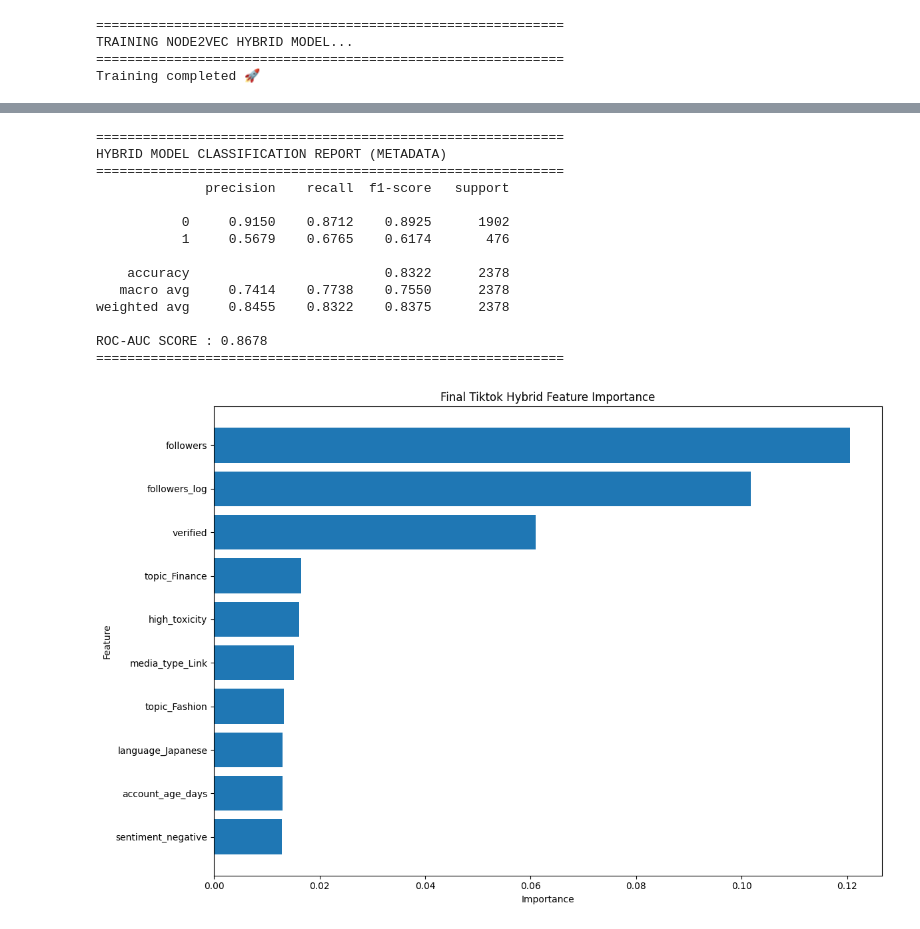
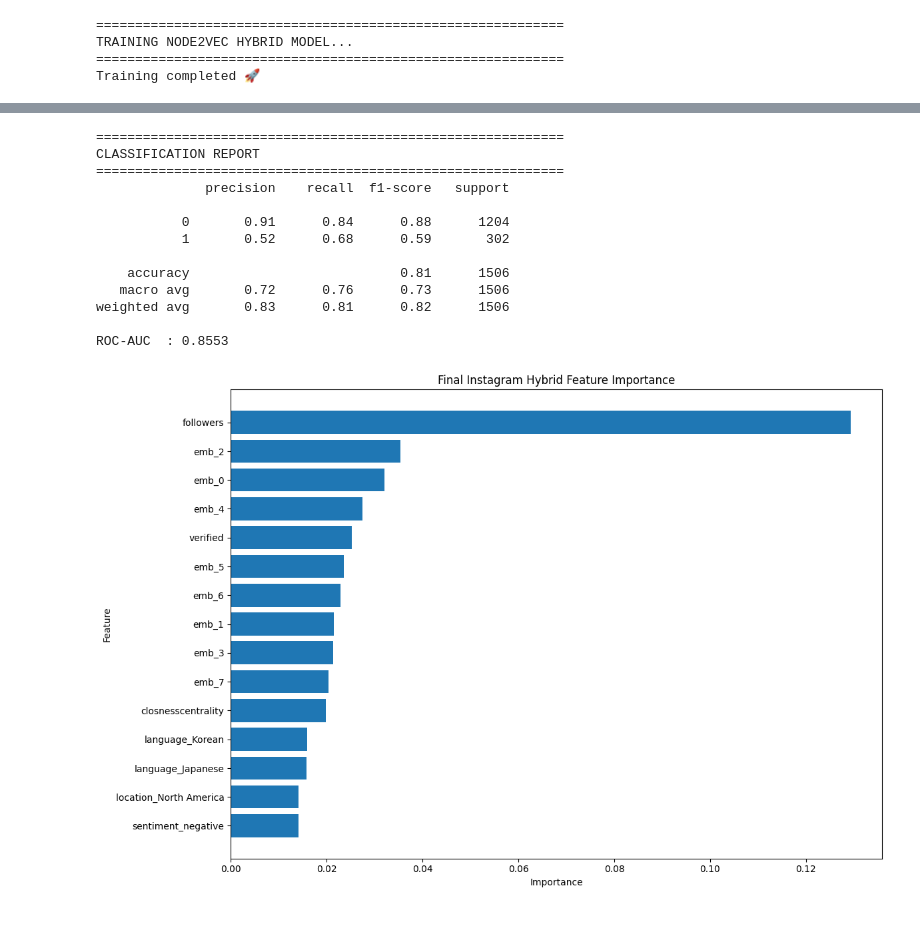
Before and after one commit to ThienY173/FDSE_2026_A_comparative_study_across_six_platforms, a Jupyter notebook: Network_graph/Tiktok/tiktok_graph.ipynb, the cells around one changed output, grey strips where cells are left out. Saved outputs shown, nothing was run; the diff lists cells and outputs as text; code cells hidden in the pictures.

Commit message:
Update notebooks and network graph files

```diff
--- a/Network_graph/Tiktok/tiktok_graph.ipynb
+++ b/Network_graph/Tiktok/tiktok_graph.ipynb
@@ -285,11 +275,11 @@ metadata_df = pd.get_dummies(
 # =====================================================
 
 train_df = pd.read_csv(
-    "../../data_preprocess/processed_data/ml_data/tiktok_train.csv"
+    "../../data_preprocess/processed_data/ml_data/facebook_train.csv"
 )
 
 test_df = pd.read_csv(
-    "../../data_preprocess/processed_data/ml_data/tiktok_test.csv"
+    "../../data_preprocess/processed_data/ml_data/facebook_test.csv"
 )
 
 print("=" * 60)
@@ -335,0 +353,7 @@ train_hybrid.head(1)
+# %%
+
+negative_count = train_df["popularity"].value_counts()[0]
+positive_count = train_df["popularity"].value_counts()[1]
+
+ratio = negative_count / positive_count
+print(f"Class imbalance detected! scale_pos_weight = {ratio:.2f}")
@@ -896,11 +825,11 @@ import matplotlib.pyplot as plt
 # =====================================================
 
 train_df = pd.read_csv(
-    "../../data_preprocess/processed_data/ml_data/tiktok_train.csv"
+    "../../data_preprocess/processed_data/ml_data/facebook_train.csv"
 )
 
 test_df = pd.read_csv(
-    "../../data_preprocess/processed_data/ml_data/tiktok_test.csv"
+    "../../data_preprocess/processed_data/ml_data/facebook_test.csv"
 )
 
 print("=" * 60)
@@ -920,7 +849,7 @@ Test Shape : (2378, 57)
 # =====================================================
 
 embedding_df = pd.read_csv(
-    "tiktok_node2vec_embeddings.csv"
+    "facebook_node2vec_8dims.csv"
 )
 
 print("\n" + "=" * 60)
@@ -930,7 +859,7 @@ print("=" * 60)
 print(embedding_df.shape)
 
 print("\nEmbedding Columns:")
-print(embedding_df.columns.tolist())
+print(embedding_df.columns[:10])
 # %% [output]
 ============================================================
 NODE2VEC EMBEDDINGS
@@ -1552,68 +1380,62 @@ roc_auc = roc_auc_score(
 # %%
 
 
+# =====================================================
 # CLASSIFICATION REPORT
 # =====================================================
-from sklearn.metrics import classification_report
 
 print("\n" + "=" * 60)
-print("HYBRID MODEL CLASSIFICATION REPORT (METADATA)")
+print("CLASSIFICATION REPORT")
 print("=" * 60)
 
-# Thêm tham số digits=4 vào đây
-report = classification_report(
-    y_test,
-    y_pred,
-    digits=4
+print(
+    classification_report(
+        y_test,
+        y_pred
+    )
 )
-
-print(report)
-
-# Đảm bảo ROC-AUC cũng đồng bộ 4 chữ số
-print(f"ROC-AUC SCORE : {roc_auc:.4f}")
-print("=" * 60)
+print(f"ROC-AUC  : {roc_auc:.4f}")
 # %% [output]
 ============================================================
-HYBRID MODEL CLASSIFICATION REPORT (METADATA)
+CLASSIFICATION REPORT
 ============================================================
               precision    recall  f1-score   support
 
-           0     0.9150    0.8712    0.8925      1902
-           1     0.5679    0.6765    0.6174       476
+           0       0.91      0.84      0.88      1204
+           1       0.52      0.68      0.59       302
 
-    accuracy                         0.8322      2378
-   macro avg     0.7414    0.7738    0.7550      2378
-weighted avg     0.8455    0.8322    0.8375      2378
+    accuracy                           0.81      1506
+   macro avg       0.72      0.76      0.73      1506
+weighted avg       0.83      0.81      0.82      1506
 
-ROC-AUC SCORE : 0.8678
-============================================================
+ROC-AUC  : 0.8553
 # %%
 # PLOT FEATURE IMPORTANCE
 # =====================================================
 
-top_n = 10
+top_n = 15
 
 plot_df = importance_df.head(top_n)
 
 plt.figure(figsize=(12, 8))
 
 plt.barh(
 
     plot_df["feature"][::-1],
 
     plot_df["importance"][::-1]
 )
 
 plt.xlabel("Importance")
 
 plt.ylabel("Feature")
 
 plt.title(
-    "Final Tiktok Hybrid Feature Importance"
+    "Final Instagram Hybrid Feature Importance"
 )
 
 plt.tight_layout()
 
 plt.show()
 # %% [output]
-[figure, old version]
+[figure, new version]
```
Also changed, not shown: parts of 54 cells of this notebook, 18 other files.
